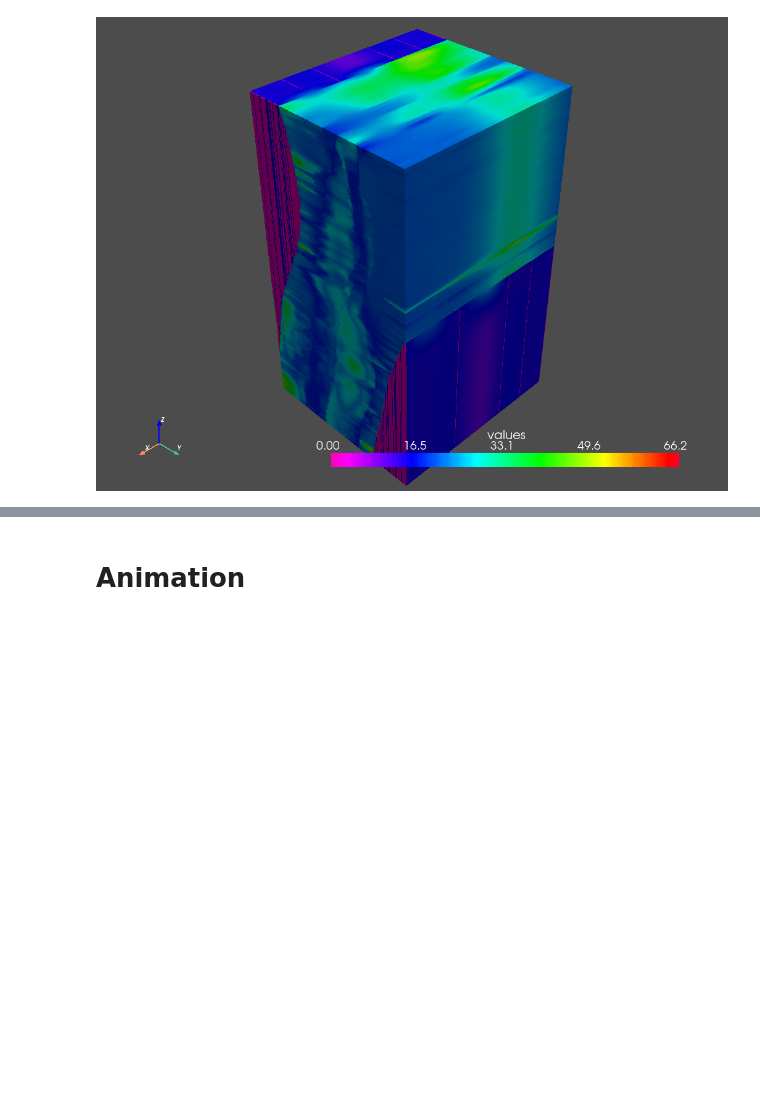
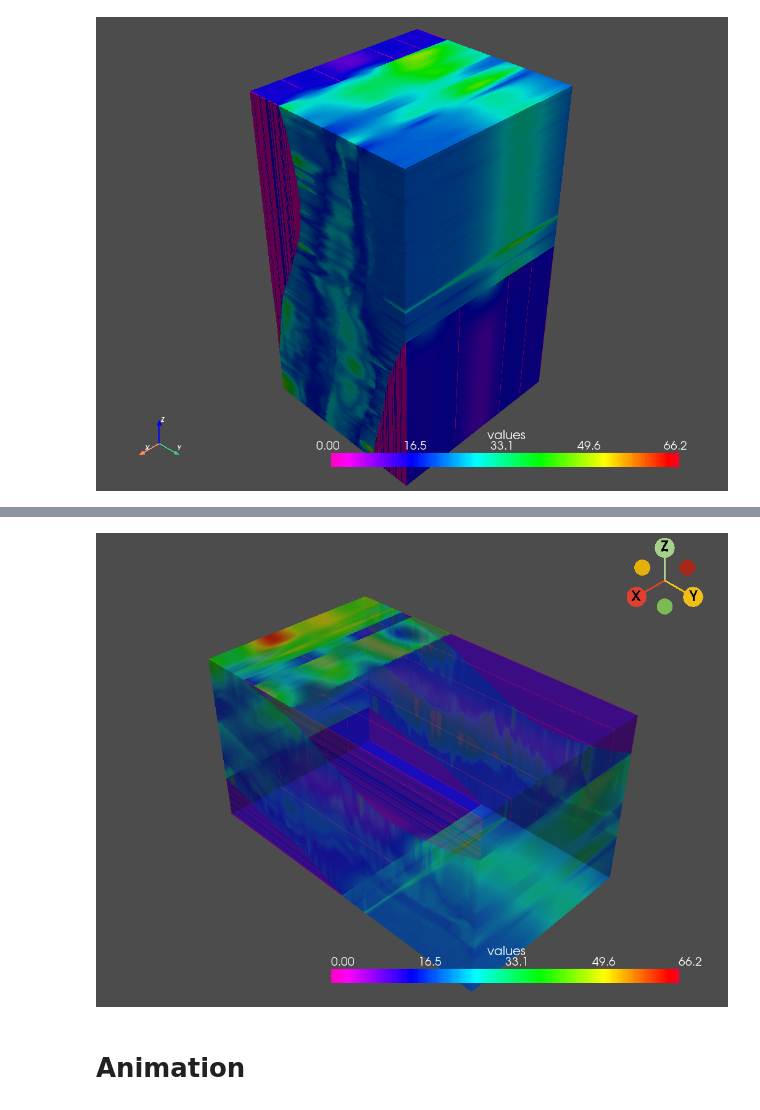
Before and after one commit to Genndoso/Geosteering_based_on_resistivity, a Jupyter notebook: Algorithm/3D_geosteering/3D_VIS.ipynb, the cells around one changed output, grey strips where cells are left out. Cells and saved outputs as stored; diff of their text form; code cells hidden in the pictures; blank space fills up the shorter version.

```diff
--- a/Algorithm/3D_geosteering/3D_VIS.ipynb
+++ b/Algorithm/3D_geosteering/3D_VIS.ipynb
@@ -60,7 +60,7 @@ grid = pv.UniformGrid()
 grid.dimensions = np.array(volume_cut.shape) + 1
 
 # Edit the spatial reference
-grid.origin = (0,0, 0)  # The bottom left corner of the data set
+grid.origin = (300,300, 514)  # The bottom left corner of the data set
 grid.spacing = (1, 1, 1)  # These are the cell sizes along each axis
 
 # Add the data values to the cell data
@@ -85,17 +85,21 @@ for i in range(0,len(traj_x)):
 # %%
 # # add scalars to spline and plot it
 # spline["scalars"] = np.arange(spline.n_points)
 # tube = spline.tube(radius=1)
-# grid.plot(show_edges=False, jupyter_backend='ipykernel', cmap = 'gist_rainbow_r')
+#grid.plot(show_edges=False, jupyter_backend='ipykernel', cmap = 'gist_rainbow_r')
 # tube.plot(smooth_shading=True, jupyter_backend='ipykernel', line_width=4, color="k")
 
 plotter = pv.Plotter()
-plotter.add_mesh(grid, label = 'grid', opacity=0.3, cmap = 'gist_rainbow_r')
-plotter.add_mesh(traj, label = 'trajectory', color = 'k')
+actor = plotter.add_mesh(grid, label = 'grid', opacity=0.6, cmap = 'gist_rainbow_r')
+#plotter.add_mesh(traj, label = 'trajectory', color = 'k')
 plotter.add_camera_orientation_widget()
-plotter.add_legend()
+#plotter.add_legend()
+actor.rotate_x(-90)
+actor.orientation
 plotter.show('ipykernel')
 # jupyter_backend='ipykernel'
+# %% [output]
+[figure, added]
 # %%
 spline = pv.Spline(traj, 503)
 spline["scalars"] = np.arange(spline.n_points)
```
Also changed, not shown: parts of 2 cells of this notebook, 4 other files.
